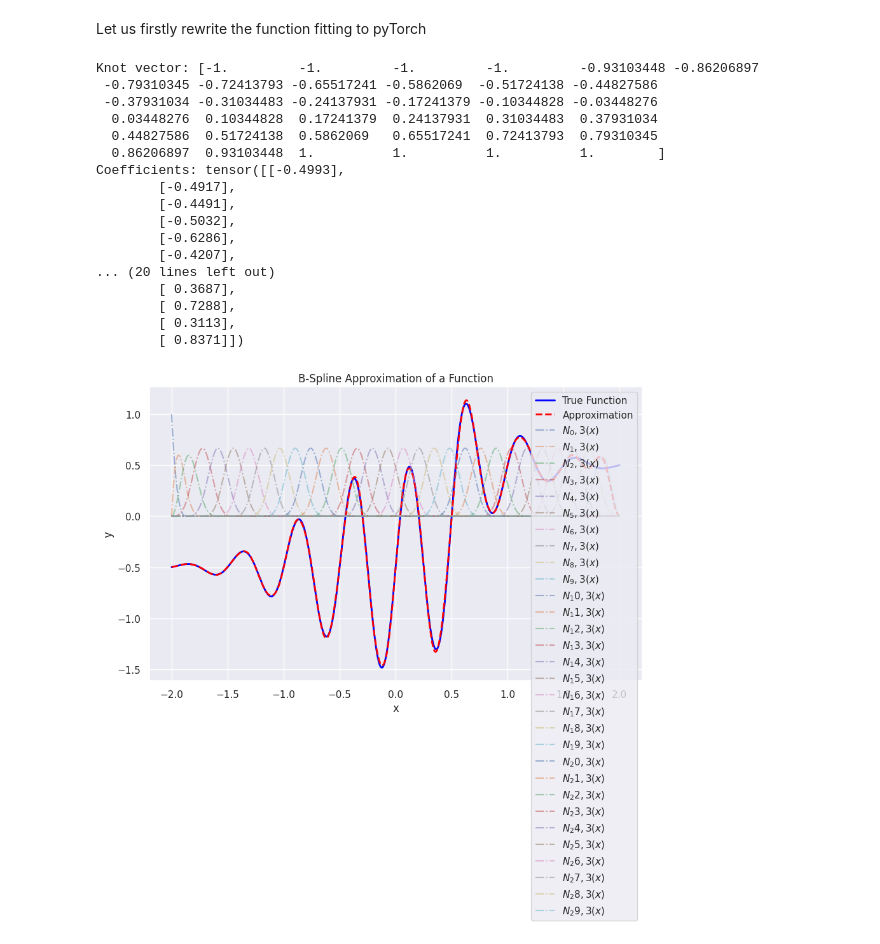
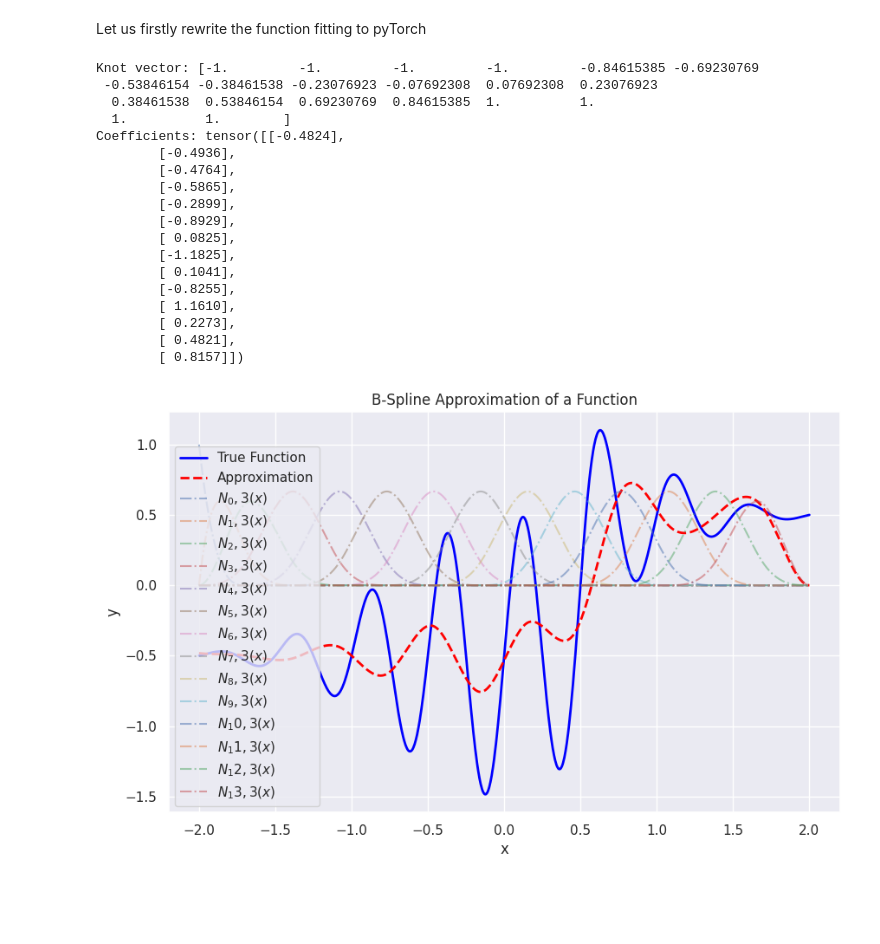
Before and after one commit to spagnoloG/kan, a Jupyter notebook: code/notebooks/03-kan.ipynb, the cells around one changed output. Cells and saved outputs as stored; diff of their text form; code cells hidden in the pictures; blank space fills up the shorter version.

```diff
--- a/code/notebooks/03-kan.ipynb
+++ b/code/notebooks/03-kan.ipynb
@@ -26,7 +26,7 @@ def basis_function(i, p, t, x):
 
         return left + right
 # %%
-n_control_points = 30
+n_control_points = 14
 k = 3
 t = np.linspace(-1, 1, num=n_control_points)
 t = np.pad(t, (k, k), mode='edge')
@@ -45,51 +45,52 @@ for i in range(n_control_points):
 
 # Function to approximate
 fn = lambda x: (
     torch.sin(4 * np.pi * x_values) * torch.exp(-x_values**2)  # Oscillatory and decaying
     + 0.5 * torch.tanh(10 * x_values - 5)  # Sharp transition
 )
 fn_values = fn(x_values)
 
 
 # Solve for coefficients using lstsq
 coeffs = torch.linalg.lstsq(bfs, fn_values.unsqueeze(1))
 coeffs = coeffs.solution
 print("Coefficients:", coeffs)
 
 # Compute predicted values
 y_pred = torch.matmul(bfs, coeffs)
 
 # Plot results
 plt.figure(figsize=(10, 6))
 plt.plot(x_values.numpy(), fn_values.numpy(), label="True Function", color='blue', linewidth=2)
 plt.plot(x_values.numpy(), y_pred.numpy(), label="Approximation", color='red', linewidth=2, linestyle='--')
 for i in range(bfs.shape[1]):
     plt.plot(x_values.numpy(), bfs[:, i].numpy(), label=f'$N_{i},{k}(x)$', linestyle='-.', alpha=0.5)
 plt.title("B-Spline Approximation of a Function")
 plt.xlabel("x")
 plt.ylabel("y")
 plt.legend()
 plt.grid(True)
 plt.show()
 # %% [output]
-Knot vector: [-1.         -1.         -1.         -1.         -0.93103448 -0.86206897
- -0.79310345 -0.72413793 -0.65517241 -0.5862069  -0.51724138 -0.44827586
- -0.37931034 -0.31034483 -0.24137931 -0.17241379 -0.10344828 -0.03448276
-  0.03448276  0.10344828  0.17241379  0.24137931  0.31034483  0.37931034
-  0.44827586  0.51724138  0.5862069   0.65517241  0.72413793  0.79310345
-  0.86206897  0.93103448  1.          1.          1.          1.        ]
-Coefficients: tensor([[-0.4993],
-        [-0.4917],
-        [-0.4491],
-        [-0.5032],
-        [-0.6286],
-        [-0.4207],
-... (20 lines left out)
-        [ 0.3687],
-        [ 0.7288],
-        [ 0.3113],
-        [ 0.8371]])
+Knot vector: [-1.         -1.         -1.         -1.         -0.84615385 -0.69230769
+ -0.53846154 -0.38461538 -0.23076923 -0.07692308  0.07692308  0.23076923
+  0.38461538  0.53846154  0.69230769  0.84615385  1.          1.
+  1.          1.        ]
+Coefficients: tensor([[-0.4824],
+        [-0.4936],
+        [-0.4764],
+        [-0.5865],
+        [-0.2899],
+        [-0.8929],
+        [ 0.0825],
+        [-1.1825],
+        [ 0.1041],
+        [-0.8255],
+        [ 1.1610],
+        [ 0.2273],
+        [ 0.4821],
+        [ 0.8157]])
-[figure, old version]
+[figure, new version]
 # %%
 x_values = torch.linspace(-2, 2, steps=1000)
 fn = lambda x: torch.sin(-2 * np.pi * x)
```
Also changed, not shown: parts of 2 cells of this notebook, 1 other file.
